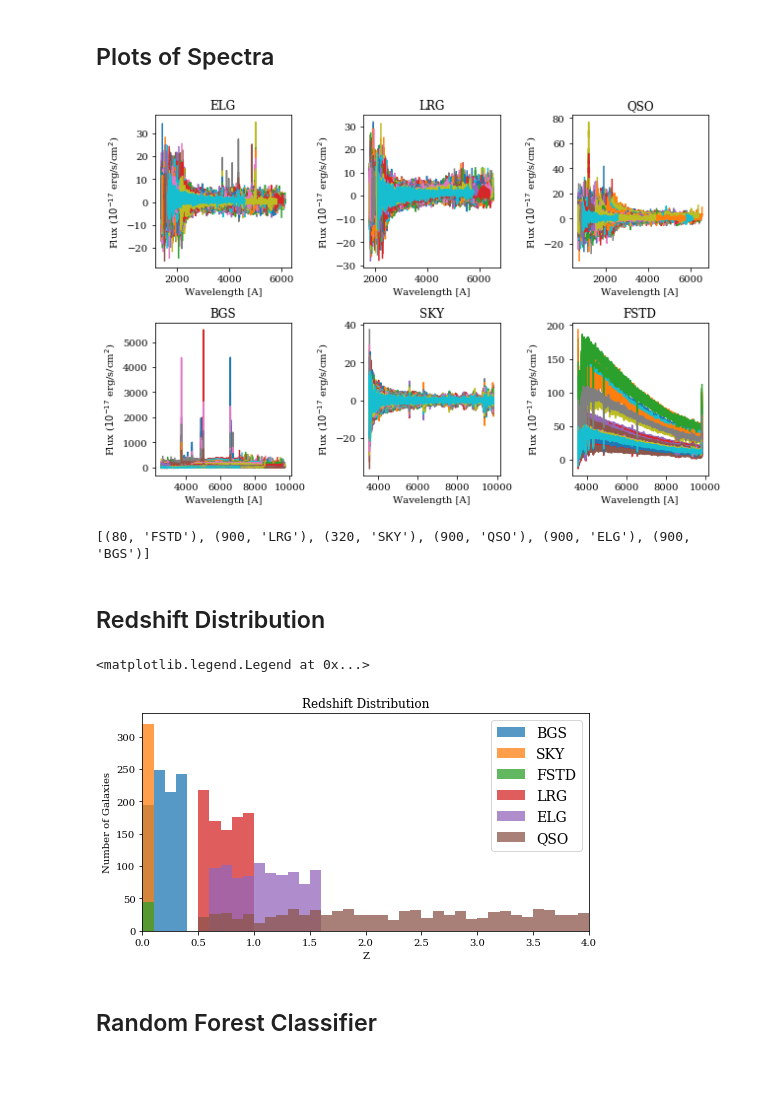
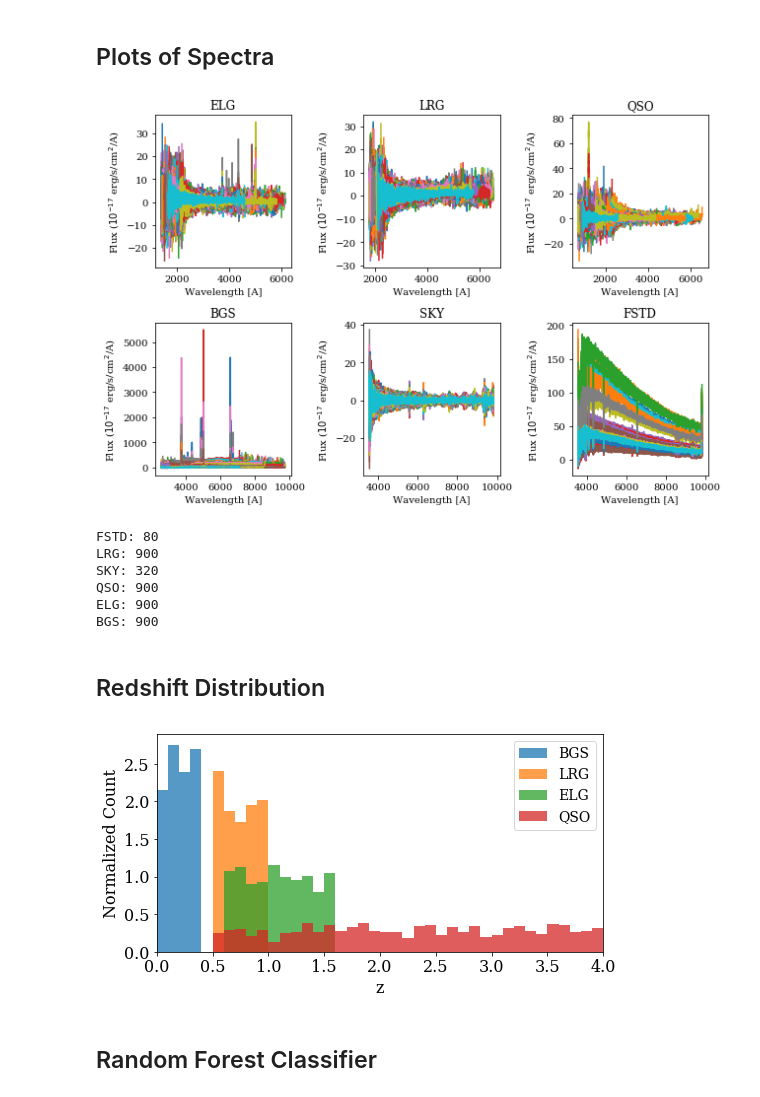
Before and after one commit to DESI-UR/outlier_detection, a Jupyter notebook: notebooks/random_forest_classify_galaxies.ipynb, the cells around one changed output. Drawn from its saved outputs; the diff is of its cells as text; code cells hidden in the pictures; blank space fills up the shorter version.

```diff
--- a/notebooks/random_forest_classify_galaxies.ipynb
+++ b/notebooks/random_forest_classify_galaxies.ipynb
@@ -41,7 +41,7 @@ Counter(meta['OBJTYPE'])
 # %% [output]
 Counter({'ELG': 900, 'FSTD': 20, 'SKY': 80})
 # %%
-galaxies = sorted(glob.glob('./galaxy_sim_catalog/gal_spectra/*.fits'))
+galaxies = sorted(glob.glob('../galaxy_sim_catalog/spectra/galaxies/*%s*.fits' % night))
 print len(galaxies), "spectra"
 # %% [output]
 4000 spectra
@@ -107,41 +107,51 @@ for obj in axes:
 
     ax[i,j].set_title(obj)
     ax[i,j].set_xlabel('Wavelength [A]')
-    ax[i,j].set_ylabel('Flux ($10^{-17}$ erg/s/cm$^2$)')
+    ax[i,j].set_ylabel('Flux ($10^{-17}$ erg/s/cm$^2$/A)')
 
 # ax.margins(0)
 fig.tight_layout()
 
-# plt.savefig('plots/simulated_galaxies.png', format='png',
+# plt.savefig('../plots/simulated_galaxies.png', format='png',
 #             dpi=300, bbox_inches='tight')
 # %% [output]
-[figure, old version]
+[figure, new version]
 # %%
 from collections import Counter
 
 # counts = Counter(allobjs)
-counts = Counter(gal_table['OBJTYPE'])
+counts = Counter(spec_table['OBJTYPE'])
 
-print [(v, k) for v, k in zip(counts.values(), counts.keys())]
+for v, k in zip(counts.values(), counts.keys()):
+    print "%s: %d" % (k,v)
 # %% [output]
-[(80, 'FSTD'), (900, 'LRG'), (320, 'SKY'), (900, 'QSO'), (900, 'ELG'), (900, 'BGS')]
+FSTD: 80
+LRG: 900
+SKY: 320
+QSO: 900
+ELG: 900
+BGS: 900
 # %% [markdown]
 ## Redshift Distribution
 # %%
+mpl.rc('font', family='serif', size=16)
 fig, ax = plt.subplots(1,1, figsize=(8, 4))
 
-# for objtype in ['LRG', 'ELG', 'QSO']:
-for objtype in ['BGS', 'SKY', 'FSTD', 'LRG', 'ELG', 'QSO']:
-    ax.hist(spec_table[spec_table['OBJTYPE']==objtype]['REDSHIFT'], range=(0,4), bins=40, alpha=0.75, label=objtype)
+for objtype in ['BGS', 'LRG', 'ELG', 'QSO']:
+# for objtype in ['BGS', 'SKY', 'FSTD', 'LRG', 'ELG', 'QSO']:
+    ax.hist(spec_table[spec_table['OBJTYPE']==objtype]['REDSHIFT'],
+            range=(0,4), bins=40, alpha=0.75,
+            normed=1, label=objtype)
 
-ax.set(title='Redshift Distribution',
-       xlabel='Z', xlim=[0,4],
-       ylabel='Number of Galaxies')
+ax.set(xlabel='z', xlim=[0,4],
+       ylabel='Normalized Count',
+#        title='Redshift Distribution'
+      )
+
 ax.legend(loc='best', fontsize=14)
-# plt.savefig('plots/redshift_distribution.png', format='png',
+# plt.savefig('../plots/redshift_distribution.png', format='png',
 #             dpi=300, bbox_inches='tight')
 # %% [output]
-<matplotlib.legend.Legend at 0x...>
-[figure, old version]
+[figure, new version]
 # %% [markdown]
 ## Random Forest Classifier
```
Also changed, not shown: parts of 12 cells of this notebook, 12 other files.
